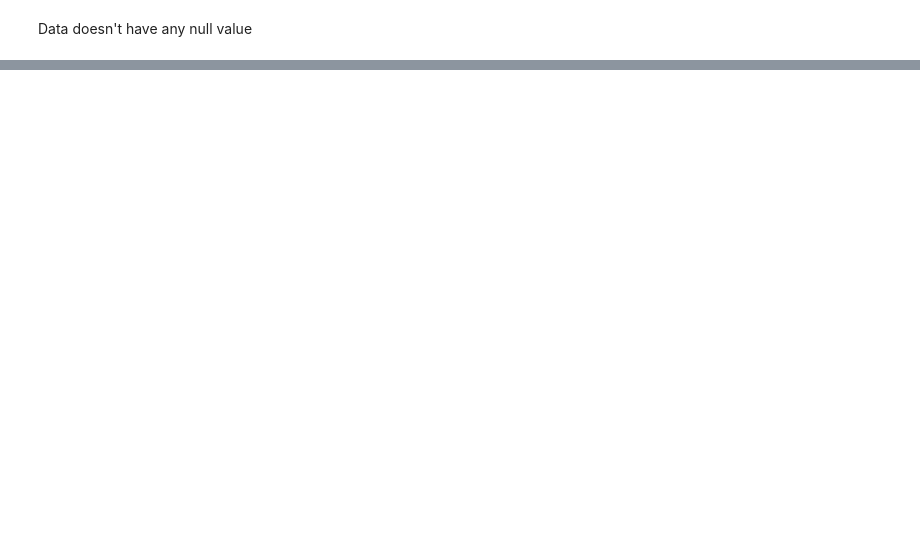
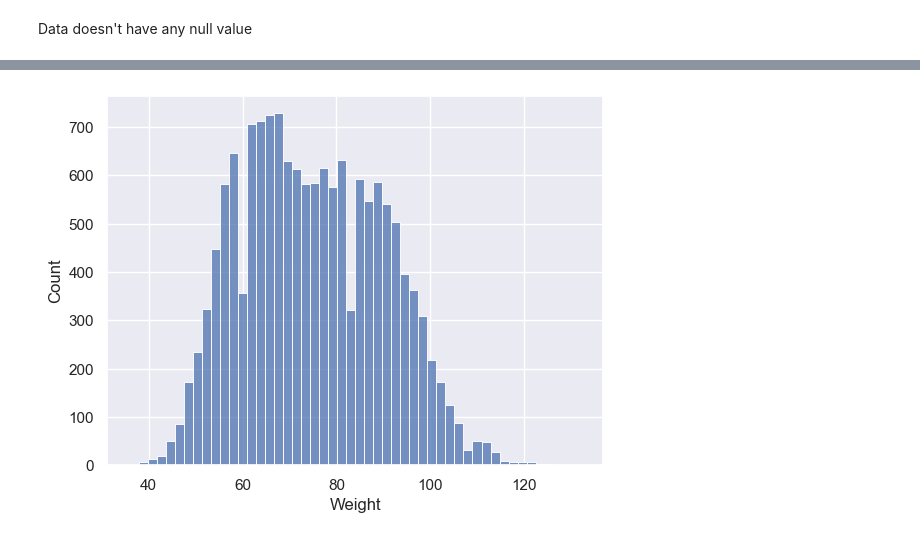
Before and after one commit to Aalekh012/Machine-Learning-Projects, a Jupyter notebook: Calories Burnt Prediction/code.ipynb, the cells around one changed output, grey strips where cells are left out. Cells and saved outputs as stored; diff of their text form; code cells hidden in the pictures; blank space fills up the shorter version.

```diff
--- a/Calories Burnt Prediction/code.ipynb
+++ b/Calories Burnt Prediction/code.ipynb
@@ -77,0 +123,6 @@ Data doesn't have any null value
+# %%
+#Plotting the distribution of Weight Column:
+sns.histplot(calories_data['Weight'])
+plt.show()
+# %% [output]
+[figure, added]
```
Also changed, not shown: parts of 9 cells of this notebook.
